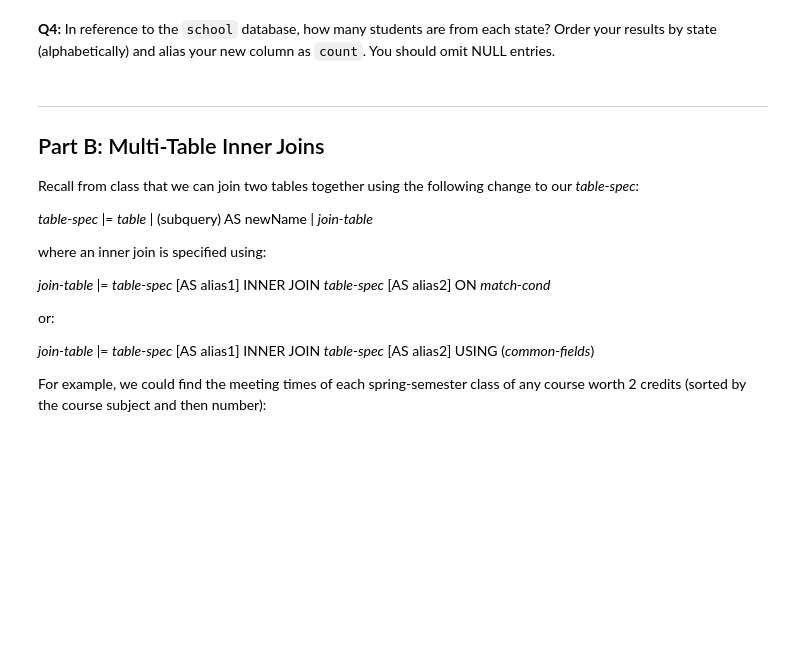
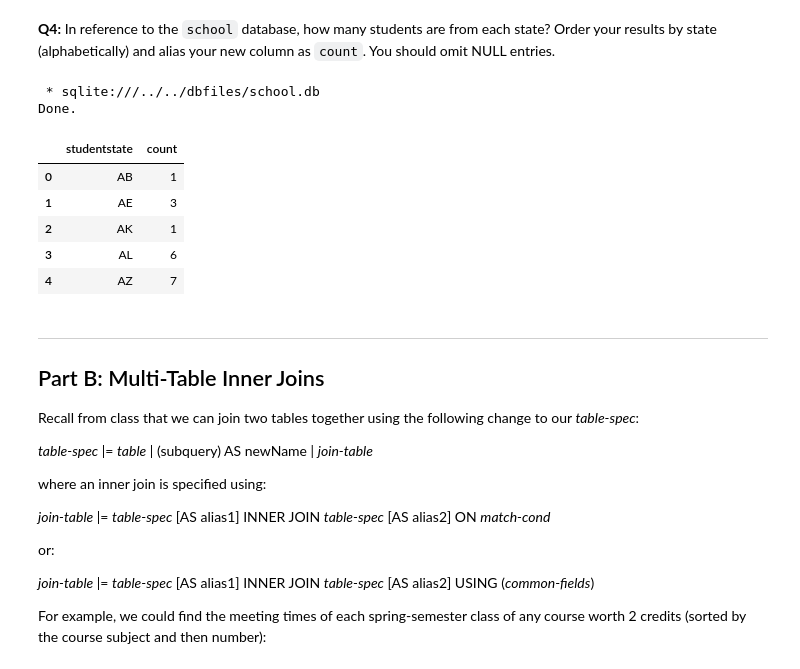
Before and after one commit to nova-nguyen/Data-System-Coursework, a Jupyter notebook: hw/HW_4.c/multiple_inner.ipynb, the cells around one changed output. Cells and saved outputs as stored; diff of their text form; code cells hidden in the pictures; blank space fills up the shorter version.

```diff
--- a/hw/HW_4.c/multiple_inner.ipynb
+++ b/hw/HW_4.c/multiple_inner.ipynb
@@ -103,14 +128,25 @@ assert resultdf3.iloc[0,0] == 160
 # %% [markdown]
 **Q4:** In reference to the `school` database, how many students are from each state?  Order your results by state (alphabetically) and alias your new column as `count`.  You should omit NULL entries.
 # %%
-query = """
+query = """SELECT studentstate, COUNT (studentid) as count
+FROM students
+GROUP BY studentstate
+HAVING studentstate IS NOT NULL
 """
-# YOUR CODE HERE
-raise NotImplementedError()
+
 
 resultset = %sql $query
 resultdf4 = resultset.DataFrame()
 resultdf4.head()
+# %% [output]
+ * sqlite:///../../dbfiles/school.db
+Done.
+|  | studentstate | count |
+| 0 | AB | 1 |
+| 1 | AE | 3 |
+| 2 | AK | 1 |
+| 3 | AL | 6 |
+| 4 | AZ | 7 |
 # %%
 # Testing cell
 assert resultdf4.loc[0,"count"] == 1
```
Also changed, not shown: parts of 13 cells of this notebook.
